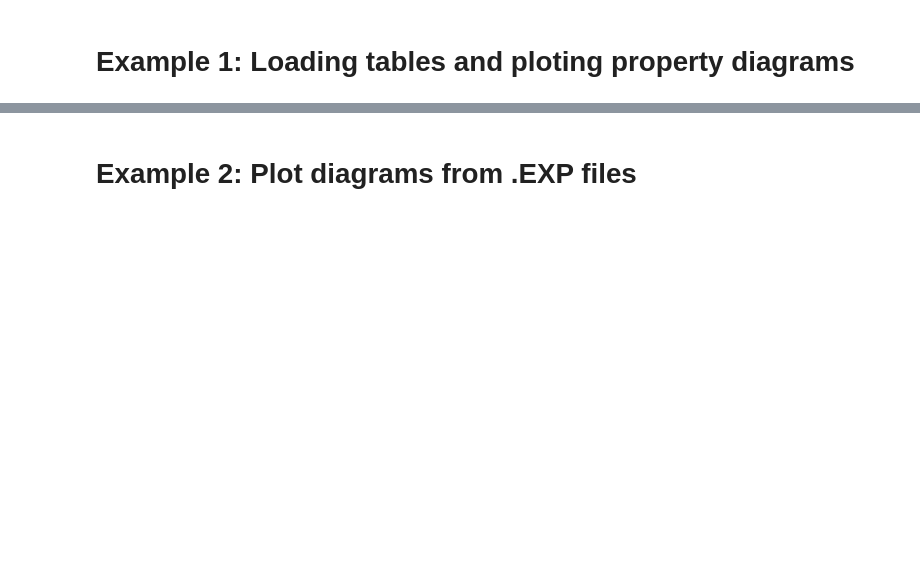
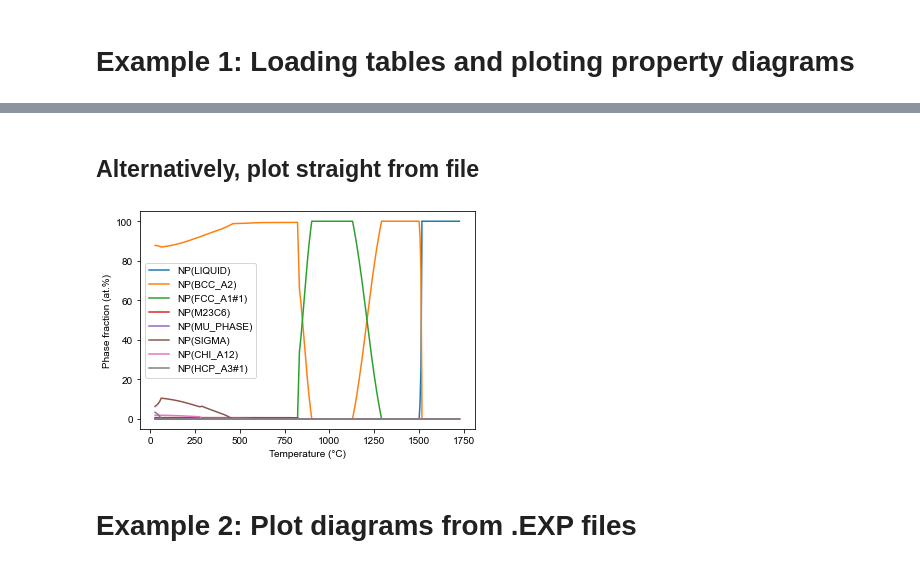
Before and after one commit to arthursn/tctools, a Jupyter notebook: examples/examples.ipynb, the cells around one changed output, grey strips where cells are left out. Cells and saved outputs as stored; diff of their text form; code cells hidden in the pictures; blank space fills up the shorter version.

```diff
--- a/examples/examples.ipynb
+++ b/examples/examples.ipynb
@@ -34,3 +34,15 @@ plt.show()
+# %% [markdown]
+## Alternatively, plot straight from file
+# %%
+ax = plot_table_file('STAINLESS_STEEL_PHASE_FRACTIONS.DAT', xaxis='T', fill=0,
+                     xfunc=lambda x: x - 273.15, yfunc=lambda y: 100 * y)
+
+ax.set_xlabel('Temperature (°C)')
+ax.set_ylabel('Phase fraction (at.%)')
+
+plt.show()
+# %% [output]
+[figure, added]
 # %% [markdown]
 # Example 2: Plot diagrams from .EXP files
 # %%
```
Also changed, not shown: parts of 4 cells of this notebook.
